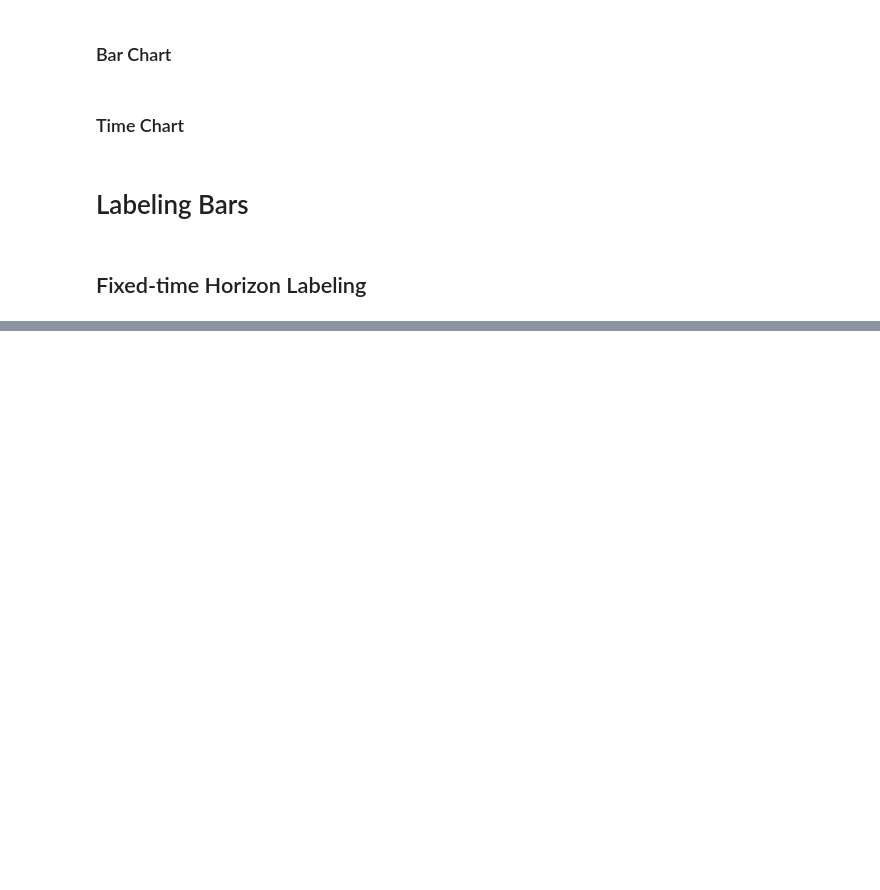
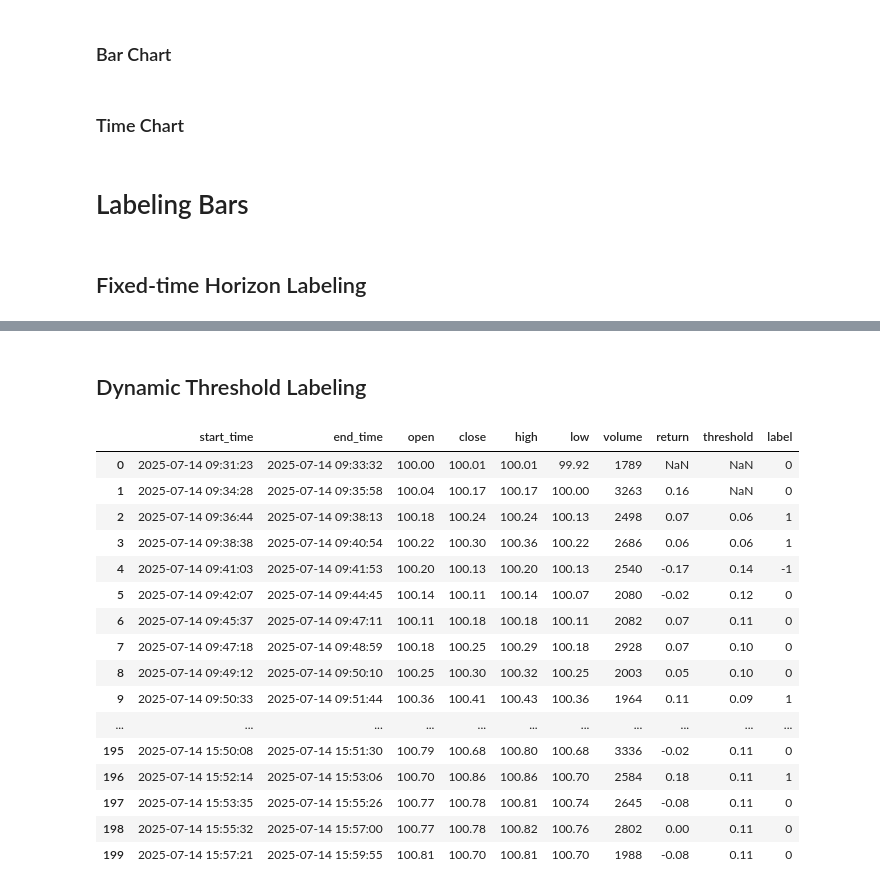
Before and after one commit to AminFiroozi/fml-lab, a Jupyter notebook: main.ipynb, the cells around one changed output, grey strips where cells are left out. Saved outputs shown, nothing was run; the diff lists cells and outputs as text; code cells hidden in the pictures; blank space fills up the shorter version.

```diff
--- a/main.ipynb
+++ b/main.ipynb
@@ -498,0 +519,44 @@ fixed_time_horizon_labeling(time_bars, 0.04)
+# %% [markdown]
+## Dynamic Threshold Labeling
+# %%
+def dynamic_threshold_labeling(bars, span: int=1000) -> pd.DataFrame:
+    # Calculate return
+    # returns = ((bars['close'] / bars['open']) - 1) * 100 # Percentage of change
+    returns = bars['close'].pct_change(fill_method=None) * 100 # Percentage of change
+    bars['return'] = returns
+    # returns.dropna(inplace=True)
+
+    # Calculate threshold
+    dynamic_threshold = returns.ewm(span=span, min_periods=1).std()
+    bars['threshold'] = dynamic_threshold
+    # ewm_std.dropna(inplace=True)
+
+    # Calculate label
+    passed_threshold = abs(returns) > dynamic_threshold
+    bars['label'] = 0
+    bars.loc[passed_threshold, 'label'] = abs(returns) / returns
+
+    # Reorder columns
+    cols = ["start_time", "end_time", "open", "close", "high", "low", "volume", "return", "threshold", "label"]
+    bars = bars[cols]
+    return bars
+
+dynamic_threshold_labeling(tick_bars)
+# %% [output]
+|  | start_time | end_time | open | close | high | low | volume | return | threshold | label |
+| 0 | 2025-07-14 09:31:23 | 2025-07-14 09:33:32 | 100.00 | 100.01 | 100.01 | 99.92 | 1789 | NaN | NaN | 0 |
+| 1 | 2025-07-14 09:34:28 | 2025-07-14 09:35:58 | 100.04 | 100.17 | 100.17 | 100.00 | 3263 | 0.16 | NaN | 0 |
+| 2 | 2025-07-14 09:36:44 | 2025-07-14 09:38:13 | 100.18 | 100.24 | 100.24 | 100.13 | 2498 | 0.07 | 0.06 | 1 |
+| 3 | 2025-07-14 09:38:38 | 2025-07-14 09:40:54 | 100.22 | 100.30 | 100.36 | 100.22 | 2686 | 0.06 | 0.06 | 1 |
+| 4 | 2025-07-14 09:41:03 | 2025-07-14 09:41:53 | 100.20 | 100.13 | 100.20 | 100.13 | 2540 | -0.17 | 0.14 | -1 |
+| 5 | 2025-07-14 09:42:07 | 2025-07-14 09:44:45 | 100.14 | 100.11 | 100.14 | 100.07 | 2080 | -0.02 | 0.12 | 0 |
+| 6 | 2025-07-14 09:45:37 | 2025-07-14 09:47:11 | 100.11 | 100.18 | 100.18 | 100.11 | 2082 | 0.07 | 0.11 | 0 |
+| 7 | 2025-07-14 09:47:18 | 2025-07-14 09:48:59 | 100.18 | 100.25 | 100.29 | 100.18 | 2928 | 0.07 | 0.10 | 0 |
+| 8 | 2025-07-14 09:49:12 | 2025-07-14 09:50:10 | 100.25 | 100.30 | 100.32 | 100.25 | 2003 | 0.05 | 0.10 | 0 |
+| 9 | 2025-07-14 09:50:33 | 2025-07-14 09:51:44 | 100.36 | 100.41 | 100.43 | 100.36 | 1964 | 0.11 | 0.09 | 1 |
+| ... | ... | ... | ... | ... | ... | ... | ... | ... | ... | ... |
+| 195 | 2025-07-14 15:50:08 | 2025-07-14 15:51:30 | 100.79 | 100.68 | 100.80 | 100.68 | 3336 | -0.02 | 0.11 | 0 |
+| 196 | 2025-07-14 15:52:14 | 2025-07-14 15:53:06 | 100.70 | 100.86 | 100.86 | 100.70 | 2584 | 0.18 | 0.11 | 1 |
+| 197 | 2025-07-14 15:53:35 | 2025-07-14 15:55:26 | 100.77 | 100.78 | 100.81 | 100.74 | 2645 | -0.08 | 0.11 | 0 |
+| 198 | 2025-07-14 15:55:32 | 2025-07-14 15:57:00 | 100.77 | 100.78 | 100.82 | 100.76 | 2802 | 0.00 | 0.11 | 0 |
+| 199 | 2025-07-14 15:57:21 | 2025-07-14 15:59:55 | 100.81 | 100.70 | 100.81 | 100.70 | 1988 | -0.08 | 0.11 | 0 |
```
Also changed, not shown: parts of 3 cells of this notebook.
